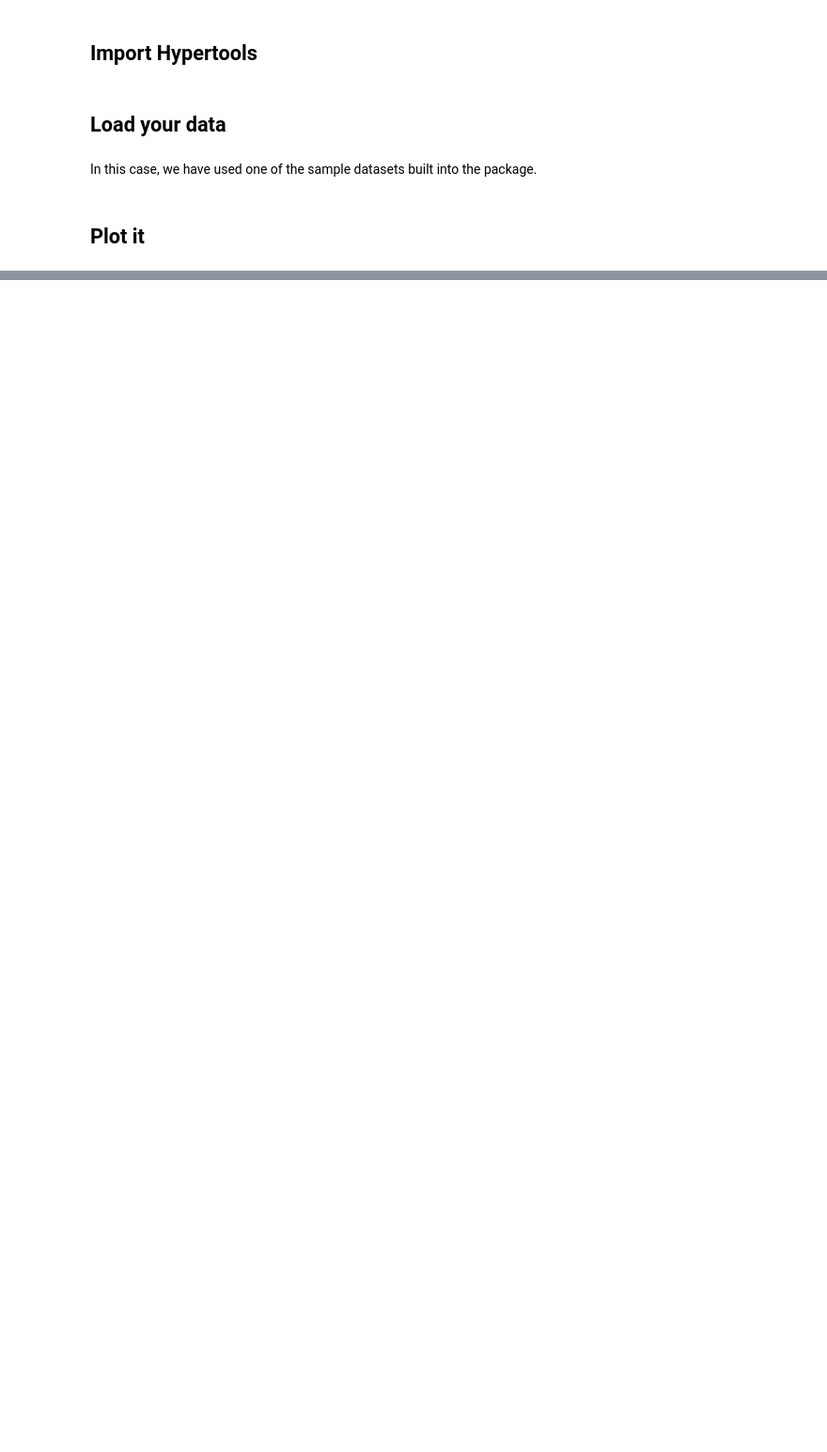
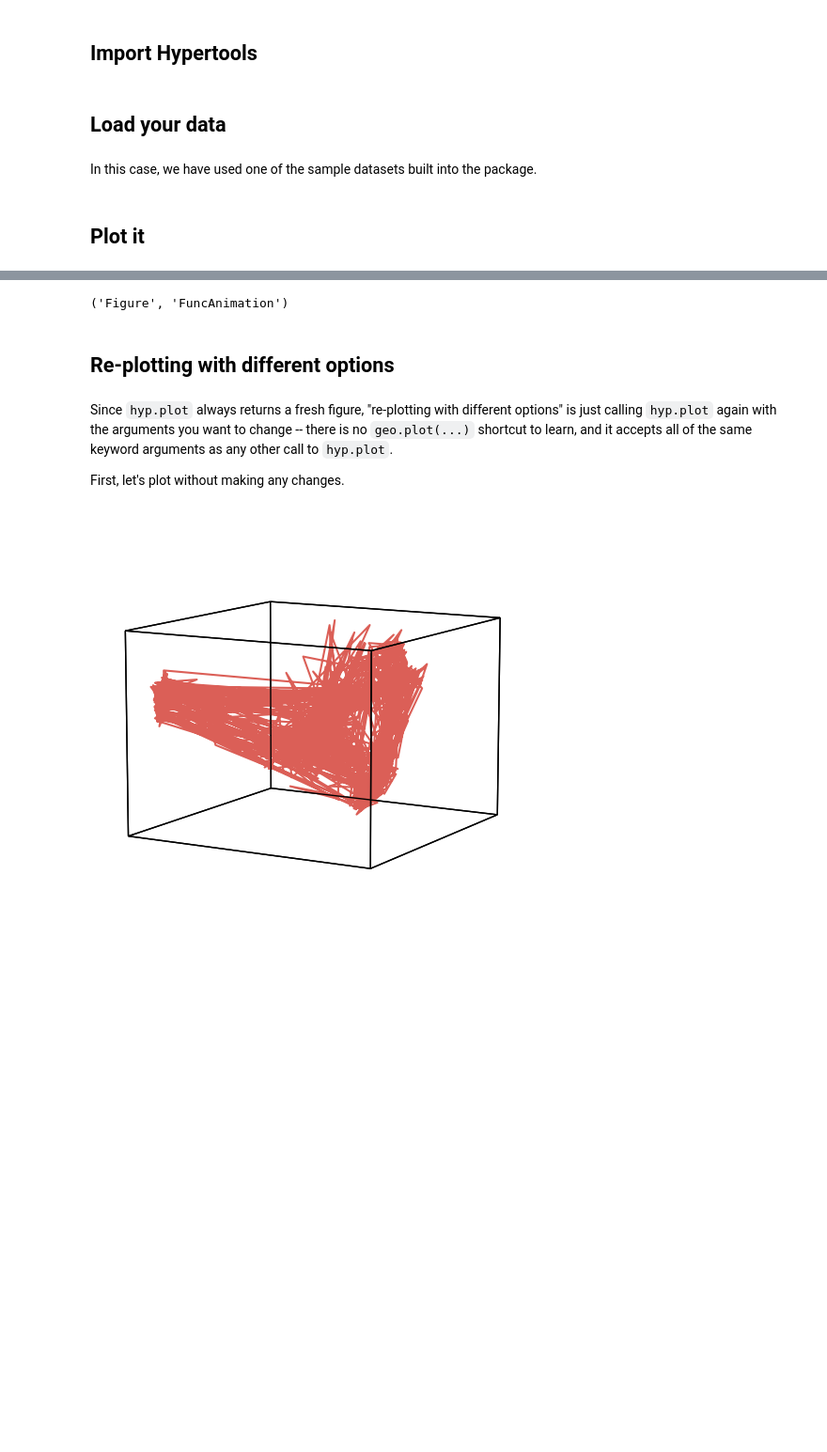
Before and after one commit to ContextLab/hypertools, a Jupyter notebook: docs/tutorials/geo.ipynb, the cells around one changed output, grey strips where cells are left out. Shown at 94% size. Drawn from its saved outputs; the diff is of its cells as text; code cells hidden in the pictures; blank space fills up the shorter version.

```diff
--- a/docs/tutorials/geo.ipynb
+++ b/docs/tutorials/geo.ipynb
@@ -97,0 +81,17 @@ We can use heatmaps to visualized an element of the new data before and after it
+# %%
+fig_anim, ani = hyp.plot(mushrooms, animate=True, duration=2, frame_rate=10,
+                          show=False)
+type(fig_anim).__name__, type(ani).__name__
+# %% [output]
+('Figure', 'FuncAnimation')
+# %% [markdown]
+## Re-plotting with different options
+# %% [markdown]
+Since `hyp.plot` always returns a fresh figure, "re-plotting with different options" is just calling `hyp.plot` again with the arguments you want to change -- there is no `geo.plot(...)` shortcut to learn, and it accepts all of the same keyword arguments as any other call to `hyp.plot`.
+
+First, let's plot without making any changes.
+# %%
+hyp.plot(mushrooms)
+# %% [output]
+[figure, added]
+[figure, added]
```
Also changed, not shown: parts of 65 cells of this notebook, 16 other files.
